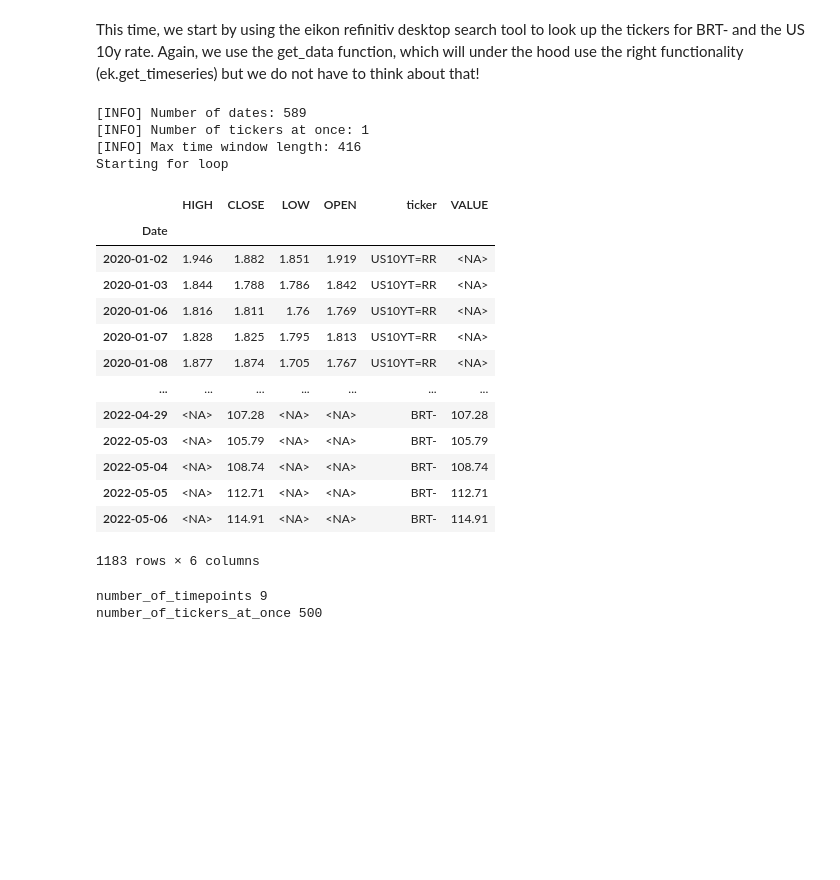
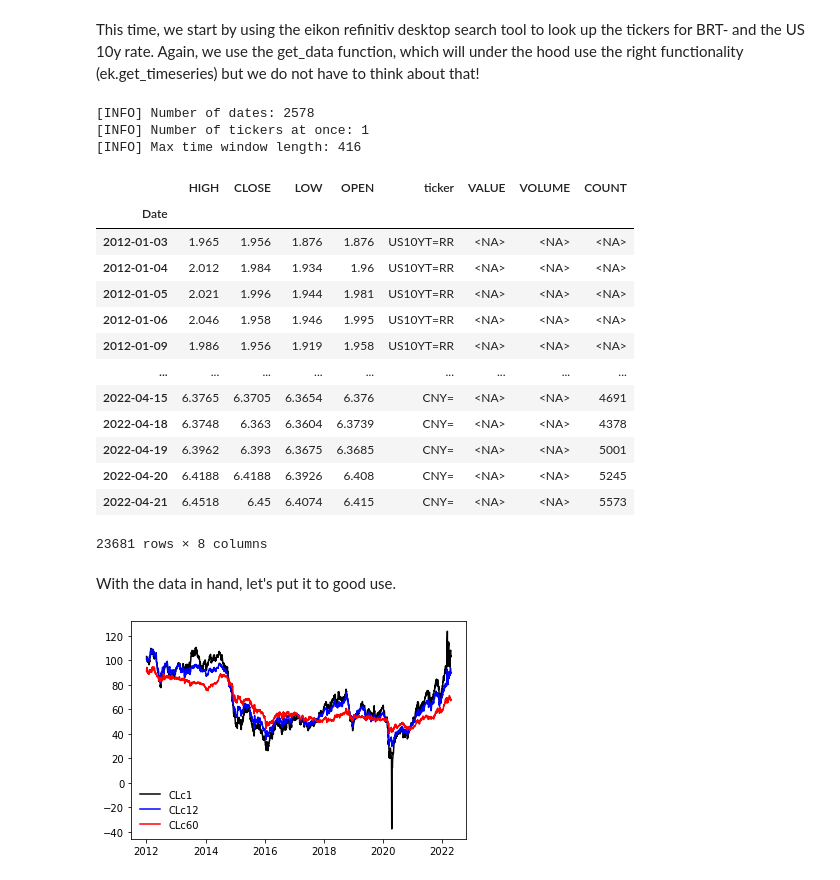
Before and after one commit to Krankile/eikon-wrapper, a Jupyter notebook: Eikon API Examples.ipynb, the cells around one changed output. Drawn from its saved outputs; the diff is of its cells as text; code cells hidden in the pictures; blank space fills up the shorter version.

```diff
--- a/data_collection.ipynb
+++ b/Eikon API Examples.ipynb
@@ -368,35 +368,41 @@ In this last example, we want to collect data on some interesting macro economic
 # %% [markdown]
 This time, we start by using the eikon refinitiv desktop search tool to look up the tickers for BRT- and the US 10y rate. Again, we use the get_data function, which will under the hood use the right functionality (ek.get_timeseries) but we do not have to think about that!
 # %%
-start_date = '2020-01-01'
+start_date = '2012-01-01'
 end_date = '2022-04-21'
 macro_params = {"SDate": start_date, "EDate": end_date}
+tickers = ["US10YT=RR", "BRT-", "CLc1", "CLc12", "CLc60", ".VIX", "EUR=", "GBP=", "CNY="]
 
-df, err = get_data(["US10YT=RR", "BRT-"], None, params)
+
+df, err = get_data(tickers, None, macro_params)
+df
 # %% [output]
-[INFO] Number of dates: 589
+[INFO] Number of dates: 2578
 [INFO] Number of tickers at once: 1
 [INFO] Max time window length: 416
-Starting for loop
+|  | HIGH | CLOSE | LOW | OPEN | ticker | VALUE | VOLUME | COUNT |
+| Date |  |  |  |  |  |  |  |  |
+| 2012-01-03 | 1.965 | 1.956 | 1.876 | 1.876 | US10YT=RR | <NA> | <NA> | <NA> |
+| 2012-01-04 | 2.012 | 1.984 | 1.934 | 1.96 | US10YT=RR | <NA> | <NA> | <NA> |
+| 2012-01-05 | 2.021 | 1.996 | 1.944 | 1.981 | US10YT=RR | <NA> | <NA> | <NA> |
+| 2012-01-06 | 2.046 | 1.958 | 1.946 | 1.995 | US10YT=RR | <NA> | <NA> | <NA> |
+| 2012-01-09 | 1.986 | 1.956 | 1.919 | 1.958 | US10YT=RR | <NA> | <NA> | <NA> |
+| ... | ... | ... | ... | ... | ... | ... | ... | ... |
+| 2022-04-15 | 6.3765 | 6.3705 | 6.3654 | 6.376 | CNY= | <NA> | <NA> | 4691 |
+| 2022-04-18 | 6.3748 | 6.363 | 6.3604 | 6.3739 | CNY= | <NA> | <NA> | 4378 |
+| 2022-04-19 | 6.3962 | 6.393 | 6.3675 | 6.3685 | CNY= | <NA> | <NA> | 5001 |
+| 2022-04-20 | 6.4188 | 6.4188 | 6.3926 | 6.408 | CNY= | <NA> | <NA> | 5245 |
+| 2022-04-21 | 6.4518 | 6.45 | 6.4074 | 6.415 | CNY= | <NA> | <NA> | 5573 |
+23681 rows × 8 columns
-# %%
-df
-# %% [output]
-|  | HIGH | CLOSE | LOW | OPEN | ticker | VALUE |
-| Date |  |  |  |  |  |  |
-| 2020-01-02 | 1.946 | 1.882 | 1.851 | 1.919 | US10YT=RR | <NA> |
-| 2020-01-03 | 1.844 | 1.788 | 1.786 | 1.842 | US10YT=RR | <NA> |
-| 2020-01-06 | 1.816 | 1.811 | 1.76 | 1.769 | US10YT=RR | <NA> |
-| 2020-01-07 | 1.828 | 1.825 | 1.795 | 1.813 | US10YT=RR | <NA> |
-| 2020-01-08 | 1.877 | 1.874 | 1.705 | 1.767 | US10YT=RR | <NA> |
-| ... | ... | ... | ... | ... | ... | ... |
-| 2022-04-29 | <NA> | 107.28 | <NA> | <NA> | BRT- | 107.28 |
-| 2022-05-03 | <NA> | 105.79 | <NA> | <NA> | BRT- | 105.79 |
-| 2022-05-04 | <NA> | 108.74 | <NA> | <NA> | BRT- | 108.74 |
-| 2022-05-05 | <NA> | 112.71 | <NA> | <NA> | BRT- | 112.71 |
-| 2022-05-06 | <NA> | 114.91 | <NA> | <NA> | BRT- | 114.91 |
-1183 rows × 6 columns
-# %%
-df, err = get_data(global_oil.index[:3], profits, ek_params)
-# %% [output]
-number_of_timepoints 9
-number_of_tickers_at_once 500
+# %% [markdown]
+With the data in hand, let's put it to good use.
+# %%
+import matplotlib.pyplot as plt
+
+for c, color in zip(["CLc1", "CLc12", "CLc60"], ["black", "blue", "red"]):
+    d = df[df.ticker == c]
+
+    plt.plot(d.index, d.CLOSE, label=c, color=color)
+    plt.legend(frameon=False)
+# %% [output]
+[figure, added]
```
Also changed, not shown: parts of 33 cells of this notebook.
